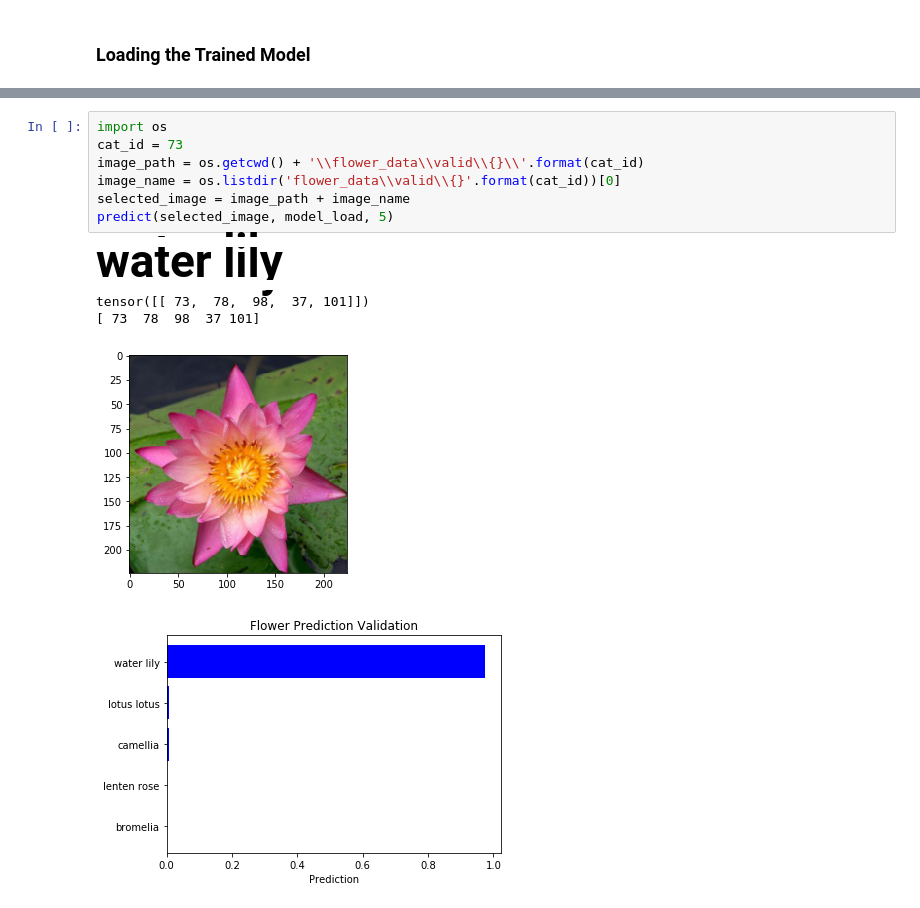
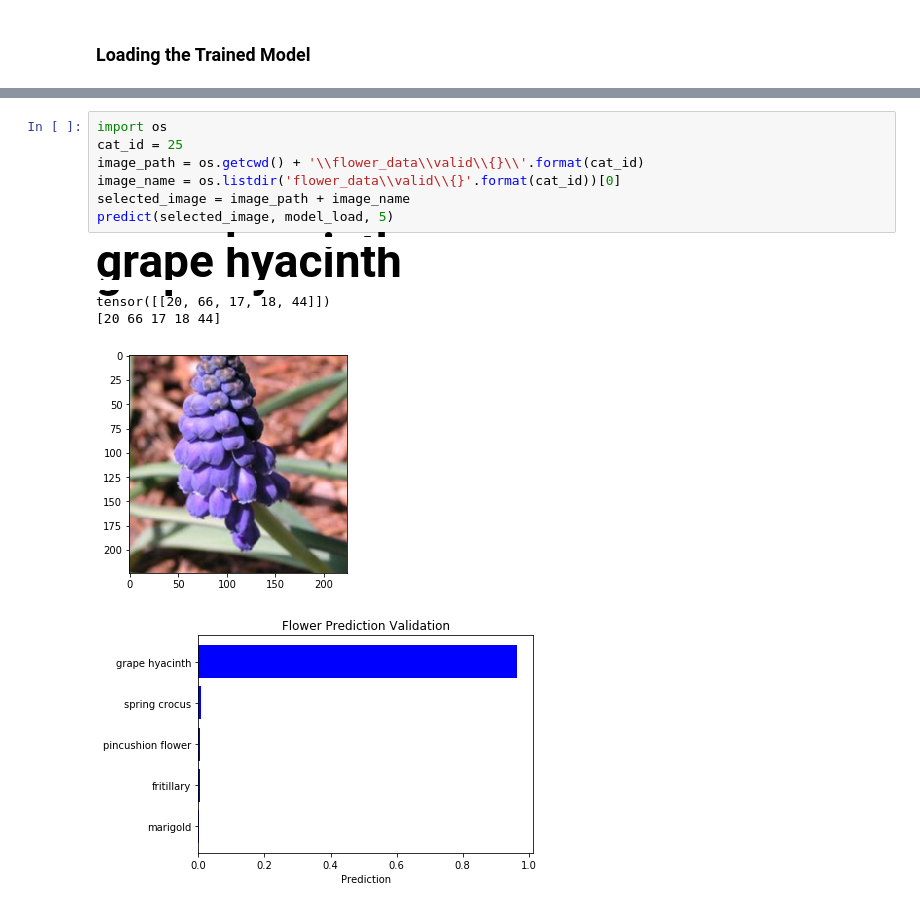
Before and after one commit to samlexrod/flower_classifier_project, a Jupyter notebook: Image Classifier Project.ipynb, the cells around one changed output, grey strips where cells are left out. Cells and saved outputs as stored; diff of their text form.

```diff
--- a/Image Classifier Project.ipynb
+++ b/Image Classifier Project.ipynb
@@ -403,13 +439,13 @@ model_load.class_to_idx = class_to_tensoridx_dict
 # %%
 import os
-cat_id = 73
+cat_id = 25
 image_path = os.getcwd() + '\\flower_data\\valid\\{}\\'.format(cat_id)
 image_name = os.listdir('flower_data\\valid\\{}'.format(cat_id))[0]
 selected_image = image_path + image_name
 predict(selected_image, model_load, 5)
 # %% [output]
-water lily
+grape hyacinth
-tensor([[ 73,  78,  98,  37, 101]])
-[ 73  78  98  37 101]
+tensor([[20, 66, 17, 18, 44]])
+[20 66 17 18 44]
-[figure, old version]
+[figure, new version]
-[figure, old version]
+[figure, new version]
```
Also changed, not shown: parts of 2 cells of this notebook.
